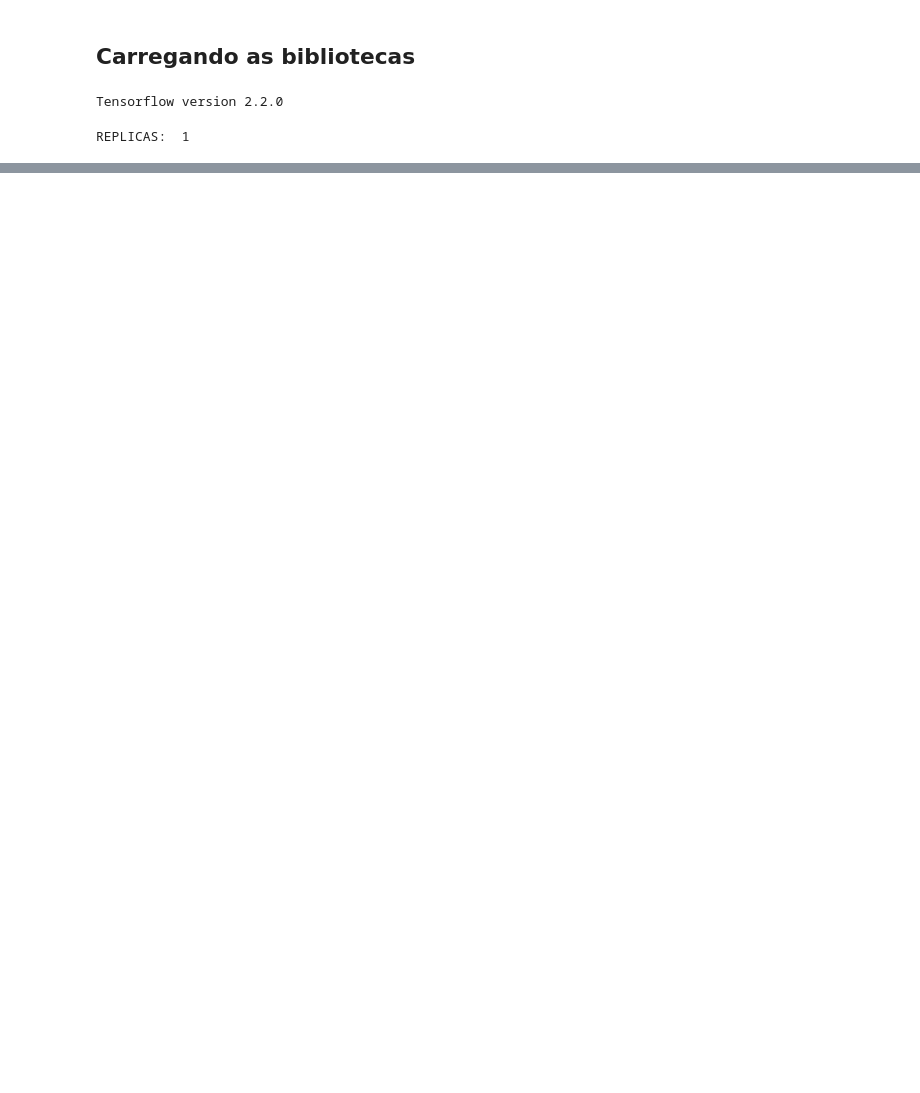
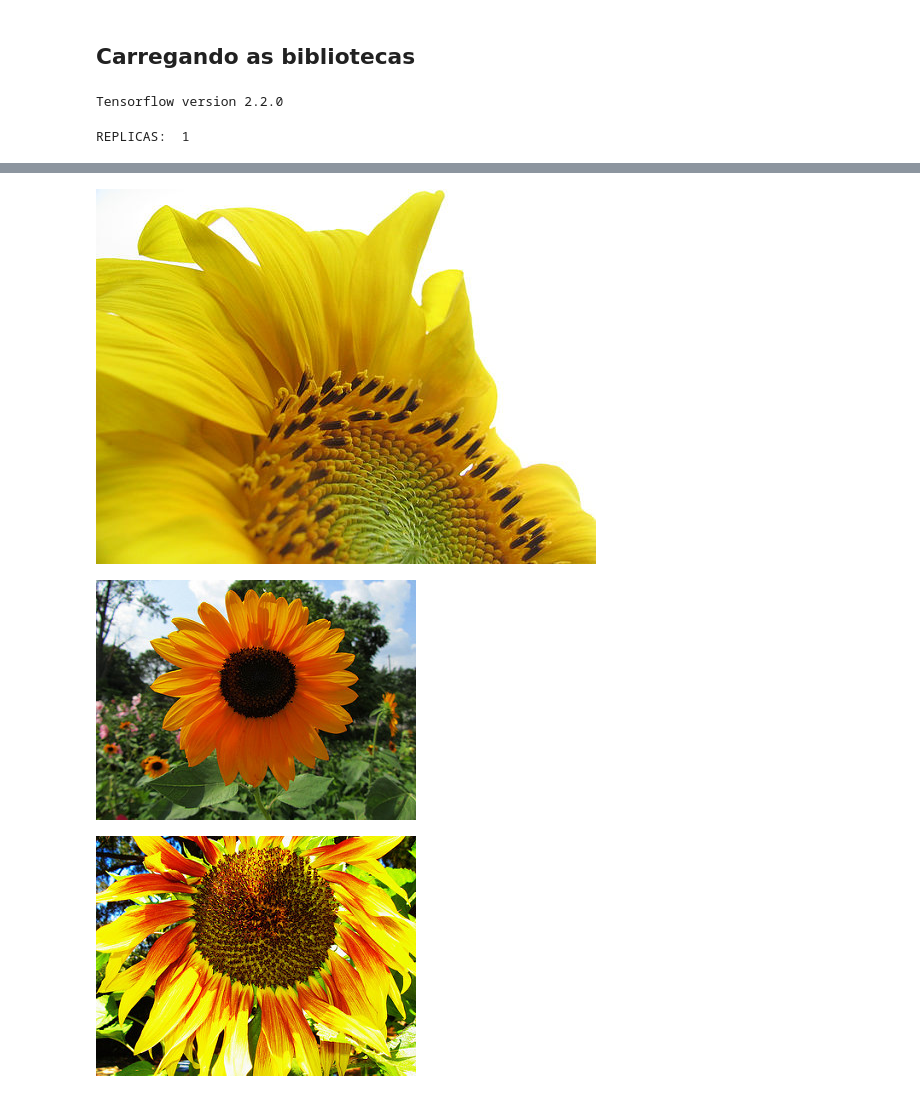
Before and after one commit to RodrigoLima82/bootcamp_igti_machine_learning, a Jupyter notebook: Modulo_04/Desafio/Desafio_04_Flowers.ipynb, the cells around one changed output, grey strips where cells are left out. Drawn from its saved outputs; the diff is of its cells as text; code cells hidden in the pictures; blank space fills up the shorter version.

```diff
--- a/Modulo_04/Desafio/Desafio_04_Flowers.ipynb
+++ b/Modulo_04/Desafio/Desafio_04_Flowers.ipynb
@@ -516,0 +131,8 @@ if VALIDATION:
+# %%
+# Visualizando fotos de GIRASOL
+for image_path in sunflowers[:3]:
+  display.display(Image.open(str(image_path)))
+# %% [output]
+[figure, added]
+[figure, added]
+[figure, added]
```
Also changed, not shown: parts of 33 cells of this notebook.
